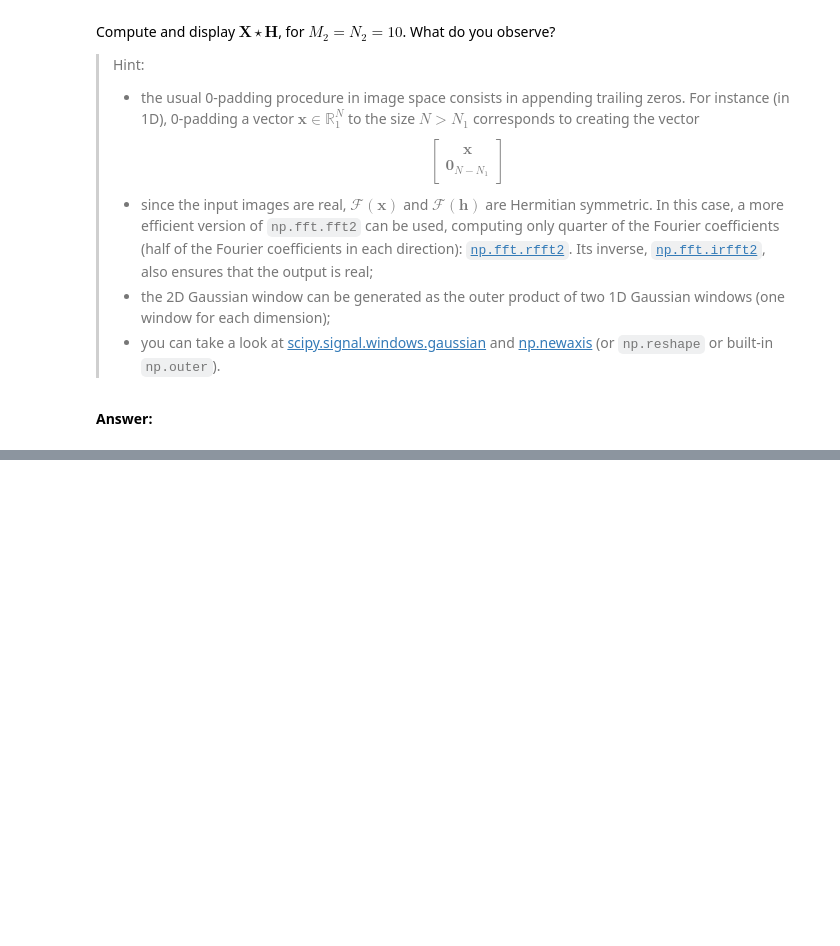
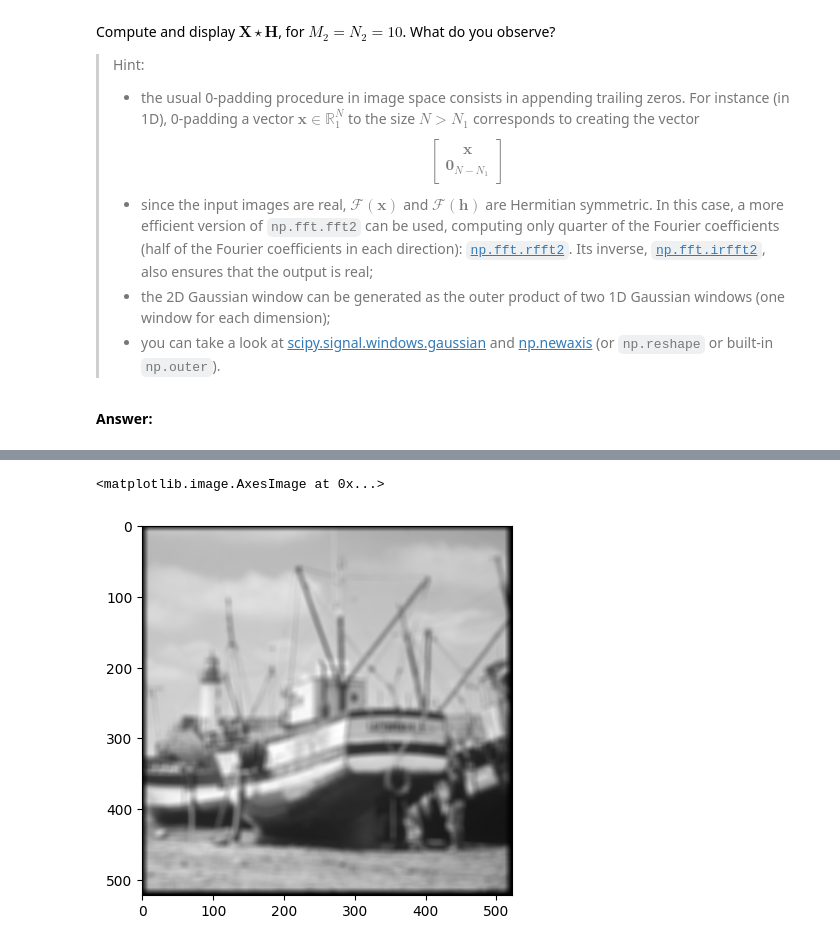
Before and after one commit to marcaIL/python_sdia, a Jupyter notebook: Labs/Lab3/lab3.ipynb, the cells around one changed output, grey strips where cells are left out. Cells and saved outputs as stored; diff of their text form; code cells hidden in the pictures; blank space fills up the shorter version.

```diff
--- a/Labs/Lab3/lab3.ipynb
+++ b/Labs/Lab3/lab3.ipynb
@@ -364,0 +376,11 @@ Compute and display $\mathbf{X} \star \mathbf{H}$, for $M_2 = N_2 = 10$. What do
+# %%
+from scipy.signal.windows import gaussian
+def generate_gaussian_kernel(sigma_X,sigma_Y,M,N):
+    w_x=gaussian(M,std=sigma_X)
+    w_y=gaussian(N,std=sigma_Y)
+    kernel=w_y[:,np.newaxis]*w_x[np.newaxis,:]
+    kernel/=kernel.sum()
+    return kernel
+# %%
+H=generate_gaussian_kernel(sigma_X,sigma_Y,M2,N2)
+print(H)
@@ -364,0 +408,28 @@ Compute and display $\mathbf{X} \star \mathbf{H}$, for $M_2 = N_2 = 10$. What do
+# %%
+# your code
+def padding(X,M,N):
+    shp=X.shape
+    if (shp[0]>M or shp[1]>N):
+        raise Exception("Dimensions problem")
+    result=np.zeros((M,N))
+    result[:shp[0],:shp[1]]=X[:shp[0],:shp[1]]
+    return result
+# %%
+def convolution(X,H,M,N):
+    padd_X=padding(X,M,N)
+    padd_H=padding(H,M,N)
+    transformed_X=np.fft.rfft2(padd_X)
+    transformed_H=np.fft.rfft2(padd_H)
+    result = np.fft.irfft2(transformed_X*transformed_H)
+    return result
+# %%
+result_conv = convolution(
+    img_gray,
+    H,
+    M,
+    N
+)
+plt.imshow(result_conv, cmap="grey")
+# %% [output]
+<matplotlib.image.AxesImage at 0x...>
+[figure, added]
```
Also changed, not shown: parts of 5 cells of this notebook.
